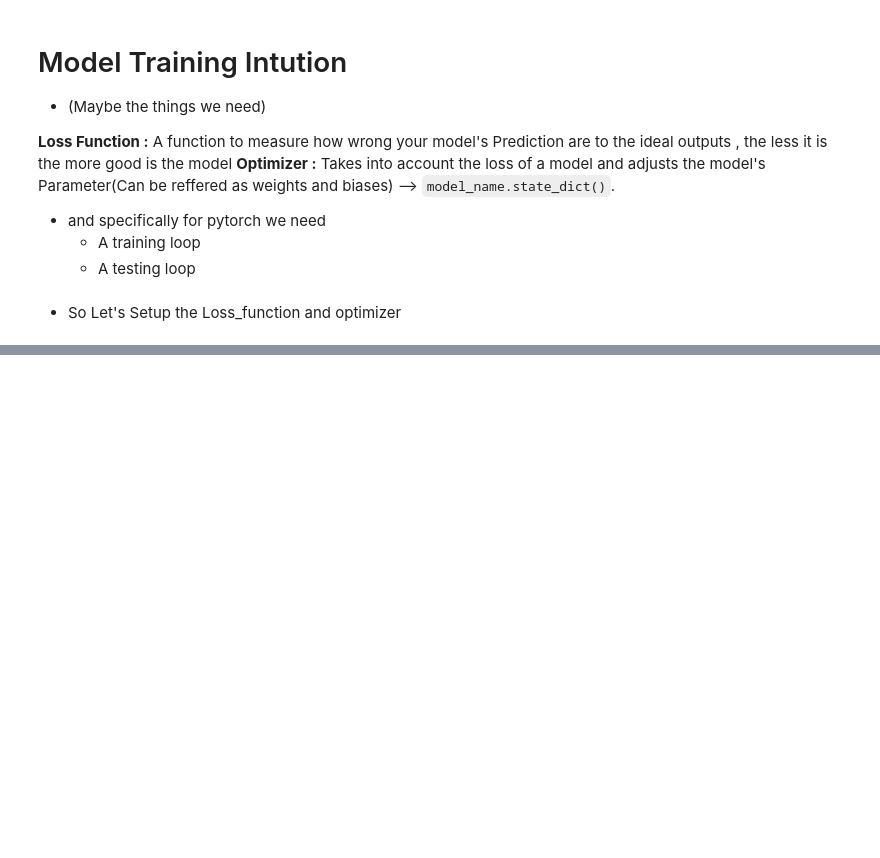
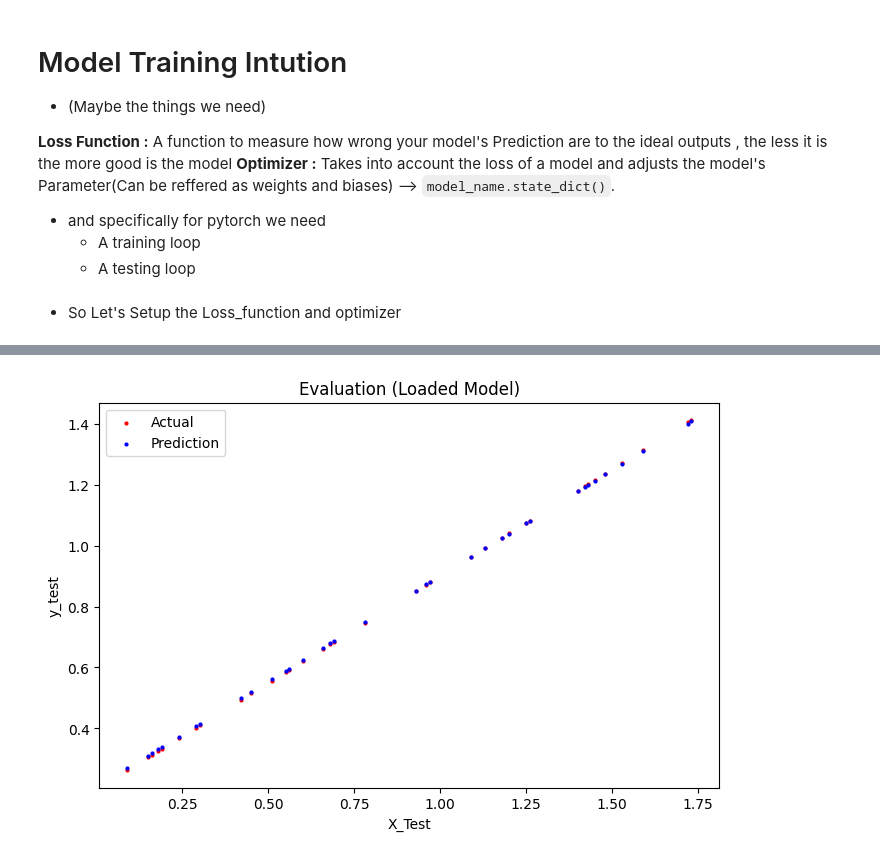
Before and after one commit to mehraj-alom/pytorch, a Jupyter notebook: 01_pytorch_workflow.ipynb, the cells around one changed output, grey strips where cells are left out. Saved outputs shown, nothing was run; the diff lists cells and outputs as text; code cells hidden in the pictures; blank space fills up the shorter version.

```diff
--- a/01_pytorch_workflow.ipynb
+++ b/01_pytorch_workflow.ipynb
@@ -201 +280,19 @@ OrderedDict([('weights', tensor([0.6316])), ('bias', tensor([0.2752]))])
+# %%
+# Instantiate a new model
+loaded_model = LinearRegressionModel()
+
+# Load the saved state_dict into the new model
+loaded_model.load_state_dict(torch.load(f="Models/01_model.pth"))
+
+# Set the model to evaluation mode
+loaded_model.eval()
+
+# Make predictions with the loaded model
+with torch.inference_mode():
+  y_pred_loaded = loaded_model(X_test)
+
+# Visualize the predictions
+visualize(X_test, y_test, "Evaluation (Loaded Model)", "X_Test", "y_test", y_pred_loaded)
+# %% [output]
+[figure, added]
 # %%
```
Also changed, not shown: parts of 9 cells of this notebook.
